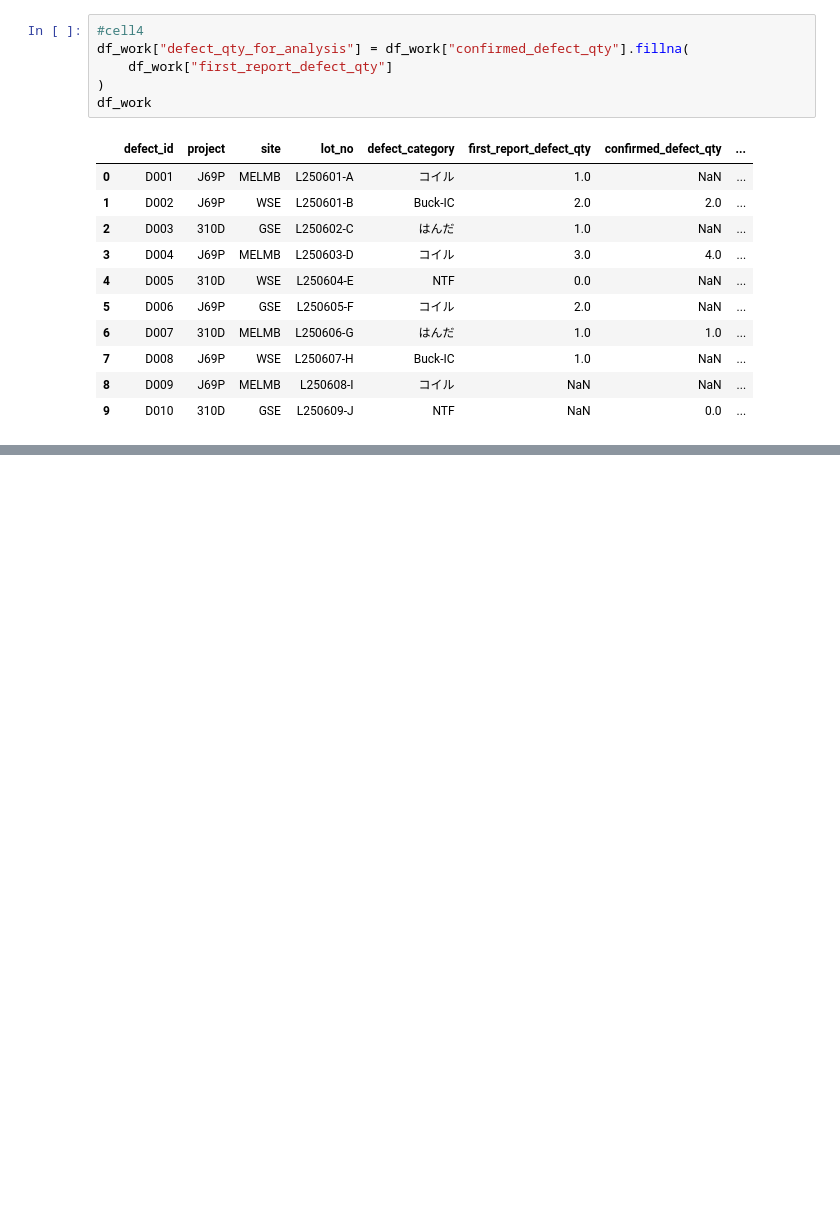
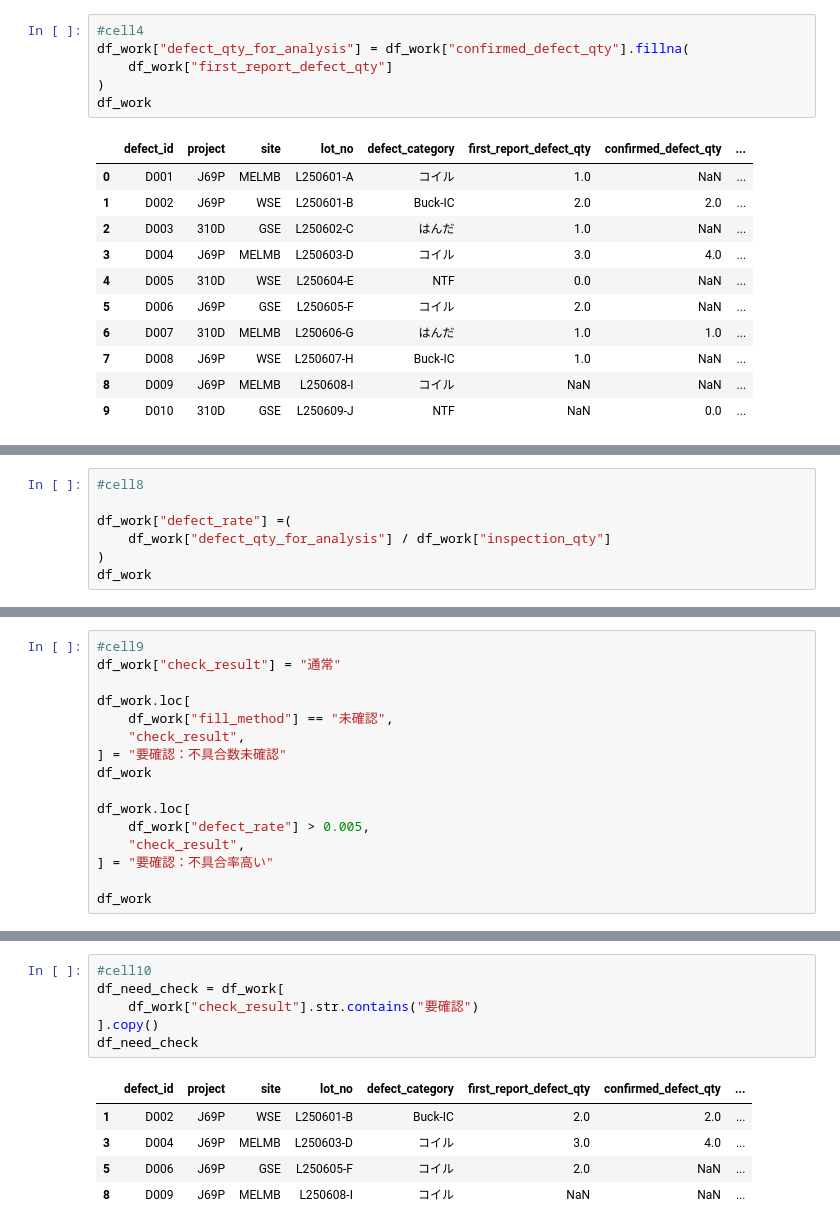
Before and after one commit to kjfarm1225/pyq_practice, a Jupyter notebook: 129_3_quality_fill_with_method_practice/quality_fill_with_method_practice.ipynb, the cells around one changed output, grey strips where cells are left out. Drawn from its saved outputs; the diff is of its cells as text; blank space fills up the shorter version.

```diff
--- a/129_3_quality_fill_with_method_practice/quality_fill_with_method_practice.ipynb
+++ b/129_3_quality_fill_with_method_practice/quality_fill_with_method_practice.ipynb
@@ -116,0 +143,7 @@ df_check_fill = df_work[
+# %%
+#cell8
+
+df_work["defect_rate"] =(
+    df_work["defect_qty_for_analysis"] / df_work["inspection_qty"]
+)
+df_work
@@ -116,0 +162,16 @@ df_check_fill = df_work[
+# %%
+#cell9
+df_work["check_result"] = "通常"
+
+df_work.loc[
+    df_work["fill_method"] == "未確認",
+    "check_result",
+] = "要確認：不具合数未確認"
+df_work
+
+df_work.loc[
+    df_work["defect_rate"] > 0.005,
+    "check_result",
+] = "要確認：不具合率高い"
+
+df_work
@@ -116,0 +190,12 @@ df_check_fill = df_work[
+# %%
+#cell10
+df_need_check = df_work[
+    df_work["check_result"].str.contains("要確認")
+].copy()
+df_need_check
+# %% [output]
+|  | defect_id | project | site | lot_no | defect_category | first_report_defect_qty | confirmed_defect_qty | ... |
+| 1 | D002 | J69P | WSE | L250601-B | Buck-IC | 2.0 | 2.0 | ... |
+| 3 | D004 | J69P | MELMB | L250603-D | コイル | 3.0 | 4.0 | ... |
+| 5 | D006 | J69P | GSE | L250605-F | コイル | 2.0 | NaN | ... |
+| 8 | D009 | J69P | MELMB | L250608-I | コイル | NaN | NaN | ... |
```
Also changed, not shown: parts of 10 cells of this notebook.
